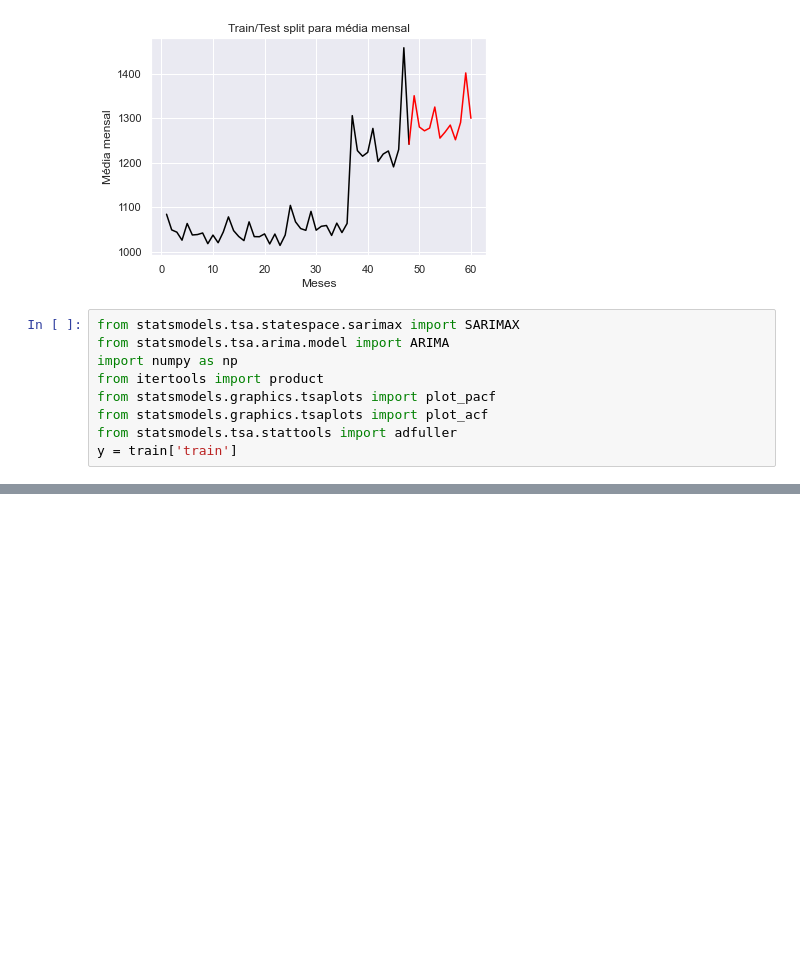
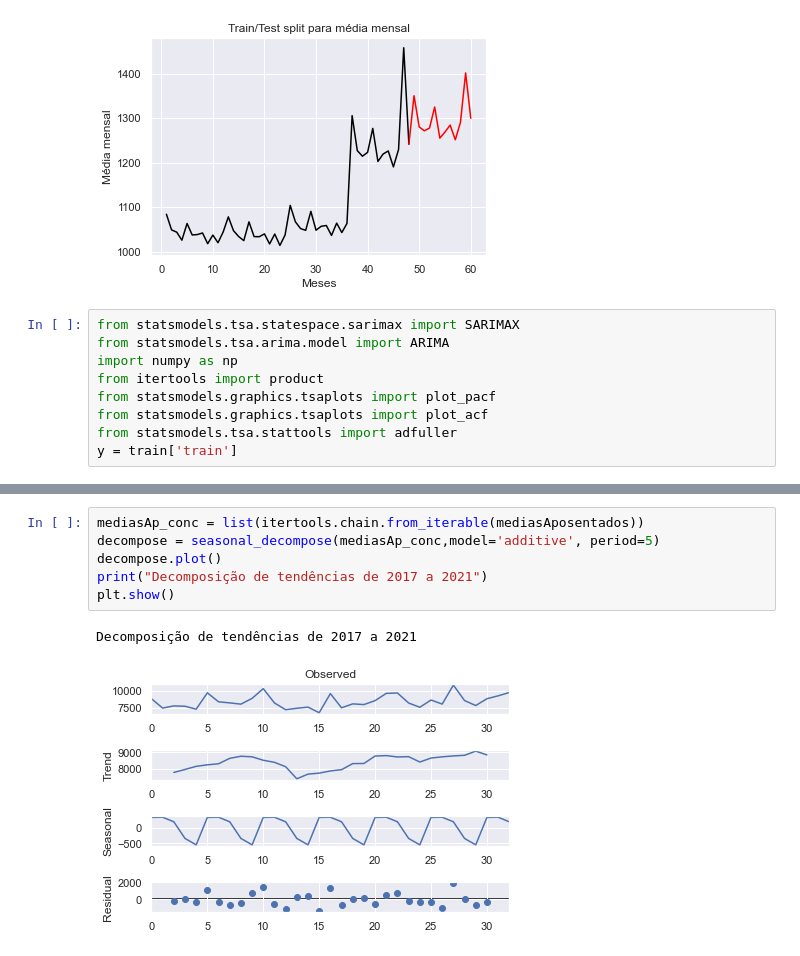
Before and after one commit to ghastcmd/data-science-project, a Jupyter notebook: Projeto.ipynb, the cells around one changed output, grey strips where cells are left out. Saved outputs shown, nothing was run; the diff lists cells and outputs as text; blank space fills up the shorter version.

```diff
--- a/Projeto.ipynb
+++ b/Projeto.ipynb
@@ -453,0 +472,9 @@ y = train['train']
+# %%
+mediasAp_conc = list(itertools.chain.from_iterable(mediasAposentados))
+decompose = seasonal_decompose(mediasAp_conc,model='additive', period=5)
+decompose.plot()
+print("Decomposição de tendências de 2017 a 2021")
+plt.show()
+# %% [output]
+Decomposição de tendências de 2017 a 2021
+[figure, added]
```
Also changed, not shown: parts of 17 cells of this notebook.
